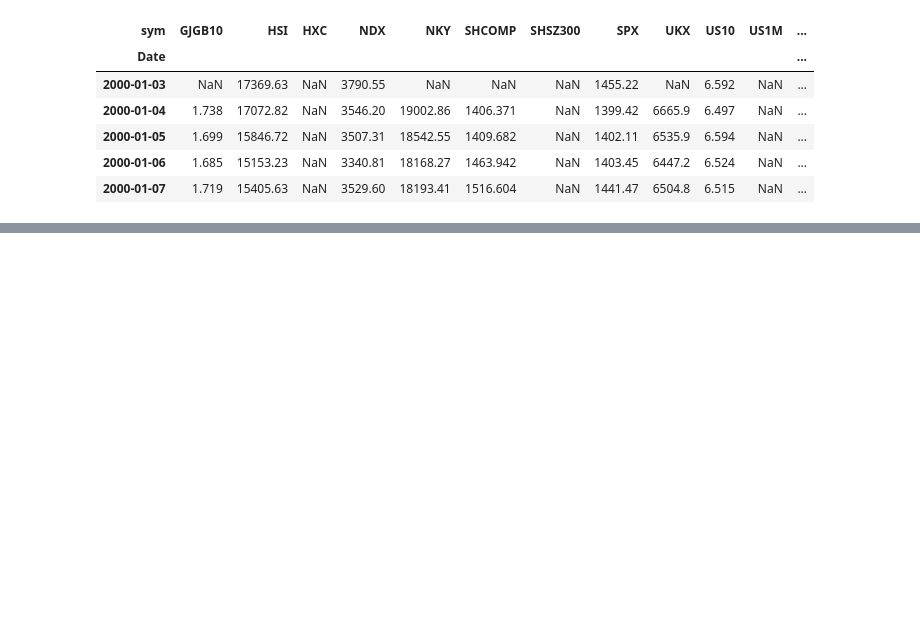
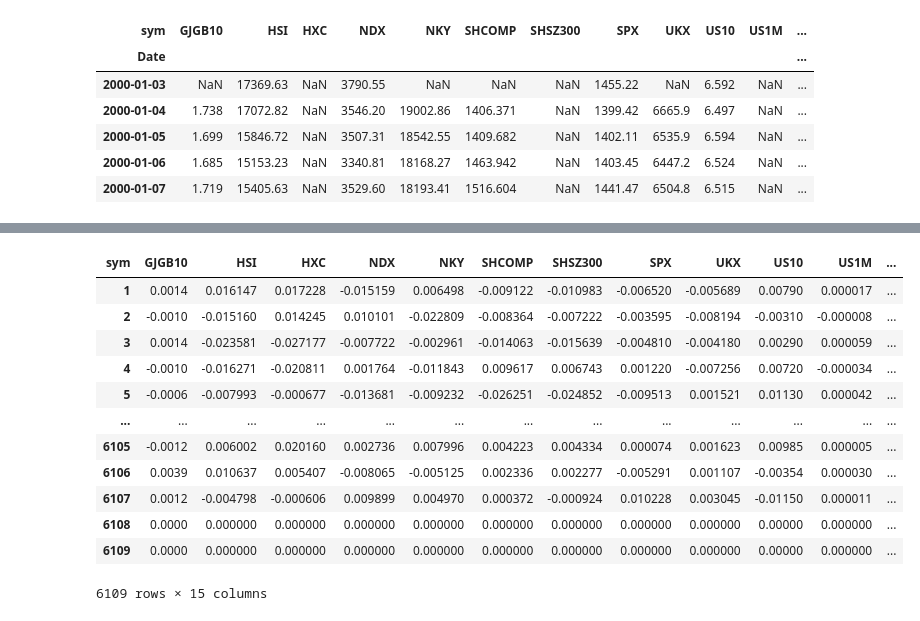
Before and after one commit to yupeng-jiang/test-project, a Jupyter notebook: test.ipynb, the cells around one changed output, grey strips where cells are left out. Cells and saved outputs as stored; diff of their text form; code cells hidden in the pictures; blank space fills up the shorter version.

```diff
--- a/test.ipynb
+++ b/test.ipynb
@@ -81,0 +88,16 @@ pivot_df_final.head()
+# %%
+returns
+# %% [output]
+| sym | GJGB10 | HSI | HXC | NDX | NKY | SHCOMP | SHSZ300 | SPX | UKX | US10 | US1M | ... |
+| 1 | 0.0014 | 0.016147 | 0.017228 | -0.015159 | 0.006498 | -0.009122 | -0.010983 | -0.006520 | -0.005689 | 0.00790 | 0.000017 | ... |
+| 2 | -0.0010 | -0.015160 | 0.014245 | 0.010101 | -0.022809 | -0.008364 | -0.007222 | -0.003595 | -0.008194 | -0.00310 | -0.000008 | ... |
+| 3 | 0.0014 | -0.023581 | -0.027177 | -0.007722 | -0.002961 | -0.014063 | -0.015639 | -0.004810 | -0.004180 | 0.00290 | 0.000059 | ... |
+| 4 | -0.0010 | -0.016271 | -0.020811 | 0.001764 | -0.011843 | 0.009617 | 0.006743 | 0.001220 | -0.007256 | 0.00720 | -0.000034 | ... |
+| 5 | -0.0006 | -0.007993 | -0.000677 | -0.013681 | -0.009232 | -0.026251 | -0.024852 | -0.009513 | 0.001521 | 0.01130 | 0.000042 | ... |
+| ... | ... | ... | ... | ... | ... | ... | ... | ... | ... | ... | ... | ... |
+| 6105 | -0.0012 | 0.006002 | 0.020160 | 0.002736 | 0.007996 | 0.004223 | 0.004334 | 0.000074 | 0.001623 | 0.00985 | 0.000005 | ... |
+| 6106 | 0.0039 | 0.010637 | 0.005407 | -0.008065 | -0.005125 | 0.002336 | 0.002277 | -0.005291 | 0.001107 | -0.00354 | 0.000030 | ... |
+| 6107 | 0.0012 | -0.004798 | -0.000606 | 0.009899 | 0.004970 | 0.000372 | -0.000924 | 0.010228 | 0.003045 | -0.01150 | 0.000011 | ... |
+| 6108 | 0.0000 | 0.000000 | 0.000000 | 0.000000 | 0.000000 | 0.000000 | 0.000000 | 0.000000 | 0.000000 | 0.00000 | 0.000000 | ... |
+| 6109 | 0.0000 | 0.000000 | 0.000000 | 0.000000 | 0.000000 | 0.000000 | 0.000000 | 0.000000 | 0.000000 | 0.00000 | 0.000000 | ... |
+6109 rows × 15 columns
```
Also changed, not shown: parts of 10 cells of this notebook, 4 other files.
